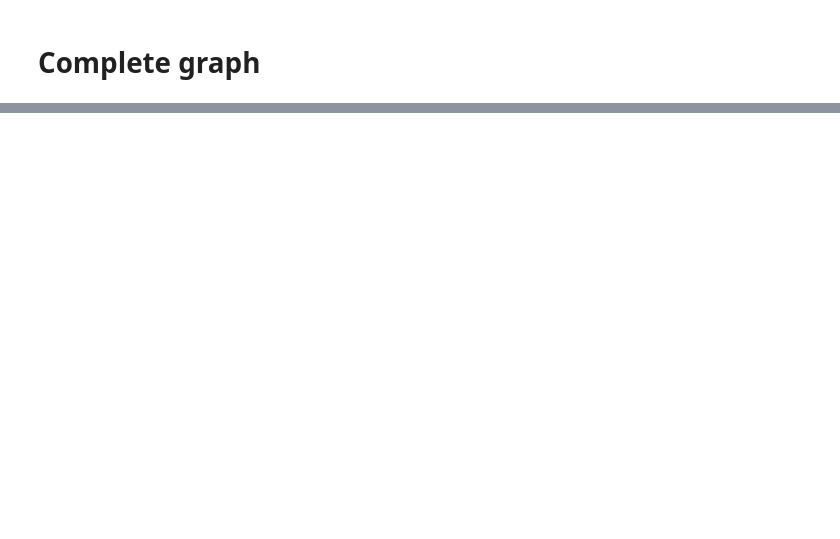
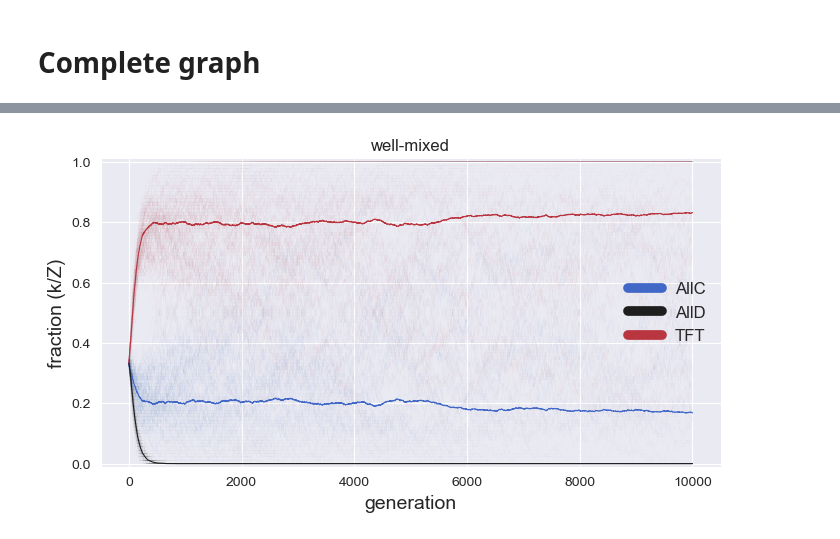
Before and after one commit to Socrats/egt-tutorial, a Jupyter notebook: evolution_of_trust.ipynb, the cells around one changed output, grey strips where cells are left out. Saved outputs shown, nothing was run; the diff lists cells and outputs as text; code cells hidden in the pictures; blank space fills up the shorter version.

```diff
--- a/evolution_of_trust.ipynb
+++ b/evolution_of_trust.ipynb
@@ -432,0 +474,41 @@ plt.show()
+# %%
+Z = 90
+# %%
+initial_state = np.full(shape=(len(strategies),), fill_value=Z // 3, dtype=np.int64)
+# %%
+game = egt.games.NormalFormGame(100, A, strategies)
+evolver = egt.numerical.PairwiseComparisonNumerical(Z, game, 100000)
+
+results_well_mixed = []
+for i in tqdm(range(100)):
+    result = evolver.run(10000, beta, initial_state)
+    results_well_mixed.append(result)
+# %%
+results_array = np.asarray(results_well_mixed)
+# %%
+# Plot each year's time series in its own facet
+fig, ax = plt.subplots(figsize=(8, 4))
+
+for run in results_well_mixed:
+    for i in range(nb_strategies):
+        ax.plot(run[:, i] / Z, linewidth=.01, alpha=0.6, color=colors[i])
+
+for i in range(nb_strategies):
+    ax.plot(np.mean(results_array[:, :, i] / Z, axis=0),
+            linewidth=.8,
+            alpha=1, color=colors[i],
+            label=strategy_labels[i])
+
+ax.set_ylabel('fraction (k/Z)', fontsize=14)
+ax.set_xlabel('generation', fontsize=14)
+ax.set_ylim(-0.01, 1.01)
+ax.set_title("well-mixed")
+legend = ax.legend(fontsize=12,frameon=False)
+# make legend lines thiker
+for line in legend.get_lines():
+    line.set_linewidth(7)
+
+sns.despine()
+plt.show()
+# %% [output]
+[figure, added]
```
Also changed, not shown: parts of 18 cells of this notebook, 1 other file.
